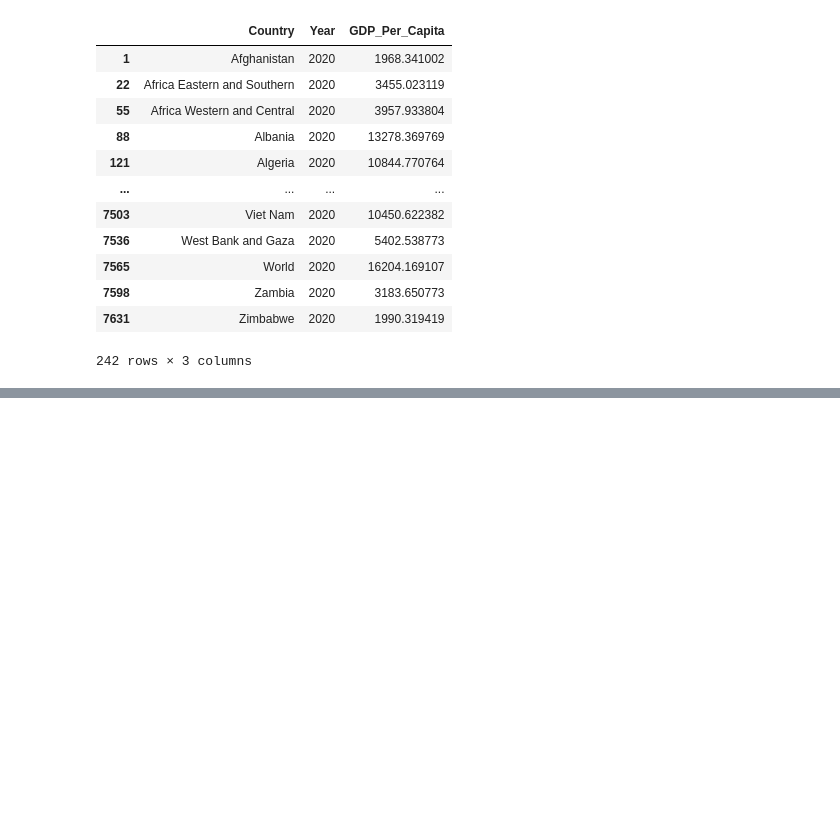
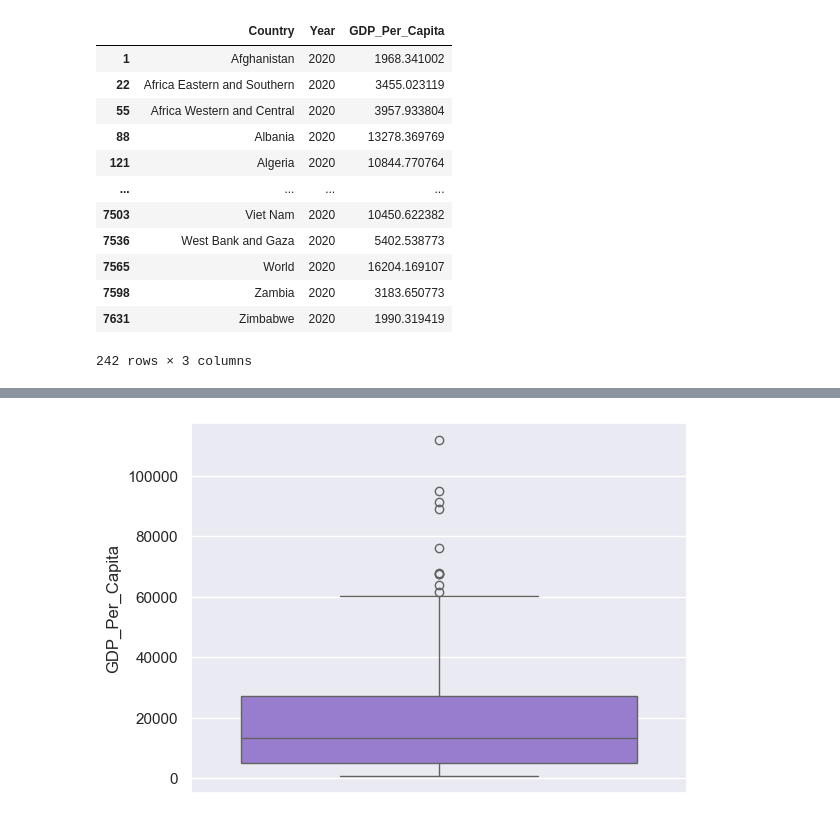
Before and after one commit to NSS-Data-Analytics-Cohort-12/un-python-aimeejohnson, a Jupyter notebook: notebooks/un_project.ipynb, the cells around one changed output, grey strips where cells are left out. Drawn from its saved outputs; the diff is of its cells as text; code cells hidden in the pictures; blank space fills up the shorter version.

```diff
--- a/notebooks/un_project.ipynb
+++ b/notebooks/un_project.ipynb
@@ -123,0 +127,7 @@ sns.histplot(data=year_2020, x='GDP_Per_Capita', color = 'purple')
+# %%
+#Boxplot
+sns.set_theme(style="darkgrid")
+sns.boxplot(y=year_2020['GDP_Per_Capita'], color='mediumpurple')
+plt.show()
+# %% [output]
+[figure, added]
```
Also changed, not shown: parts of 37 cells of this notebook.
